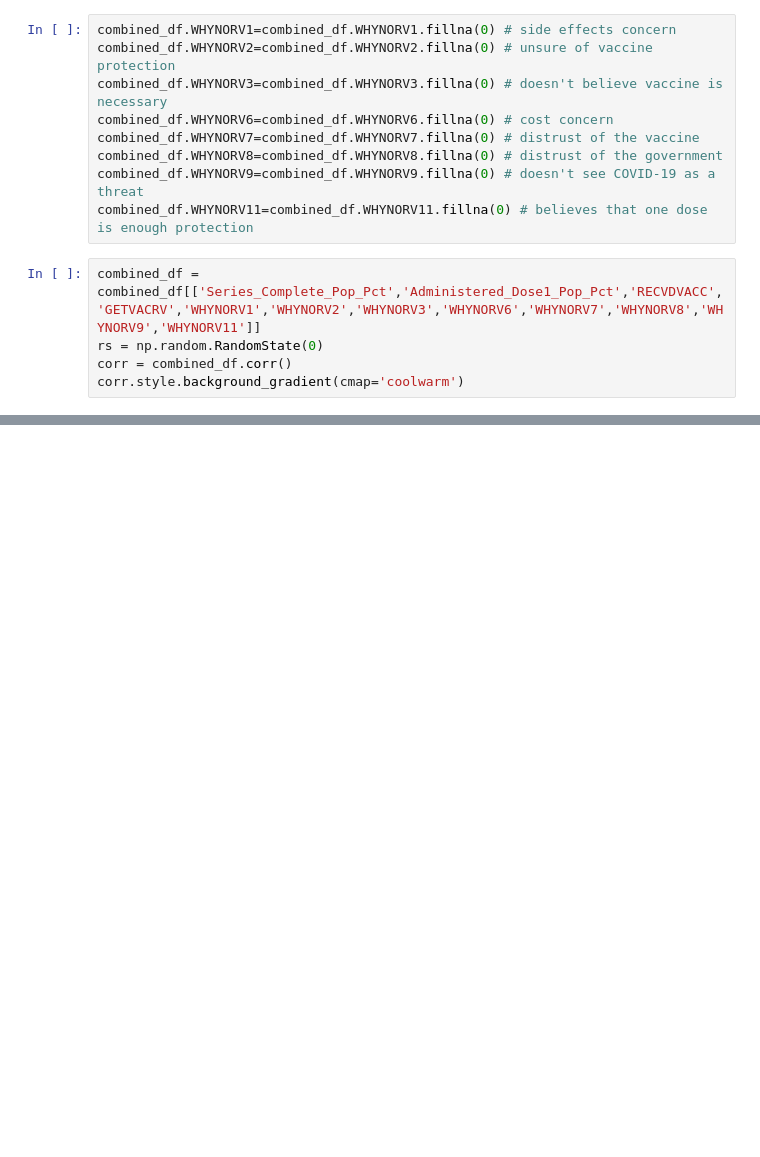
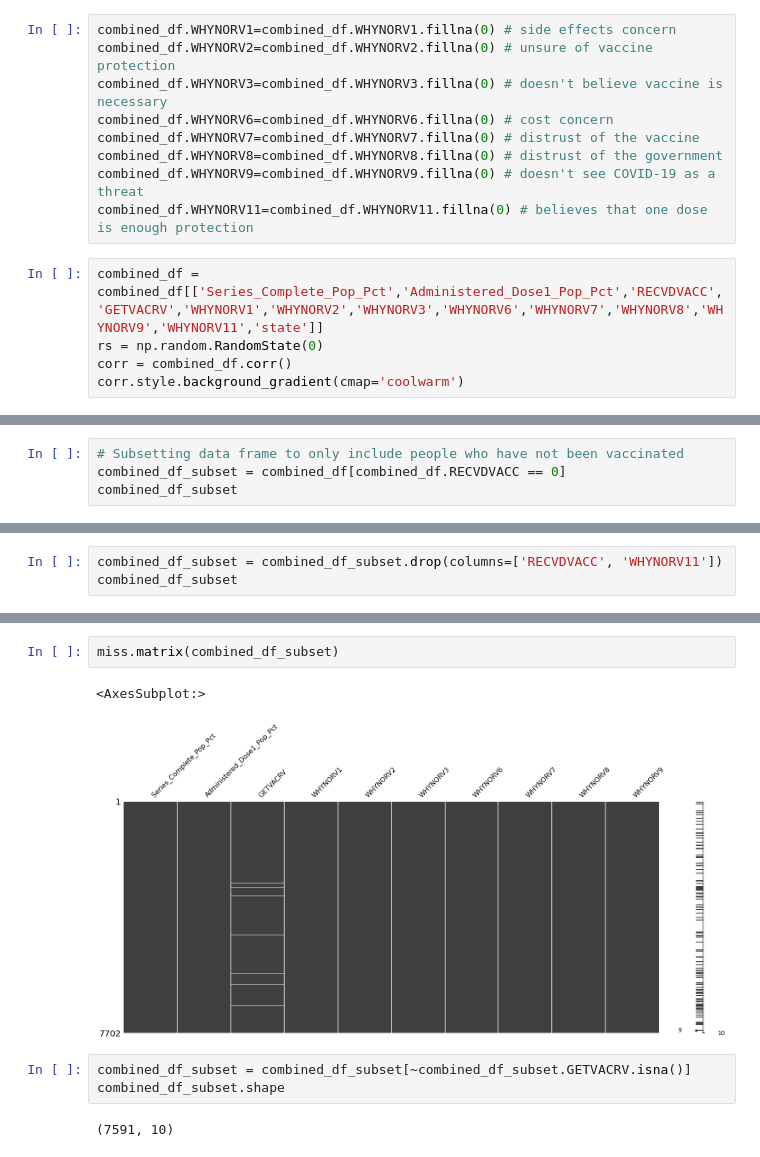
Before and after one commit to abby-wolfe/vaccine_hesitancy_ppol564_final_project, a Jupyter notebook: Vaccine_hesitancy.ipynb, the cells around one changed output, grey strips where cells are left out. Cells and saved outputs as stored; diff of their text form; blank space fills up the shorter version.

Commit message:
Subsetted data to better fit research question

```diff
--- a/Vaccine_hesitancy.ipynb
+++ b/Vaccine_hesitancy.ipynb
@@ -205,7 +233,7 @@ combined_df.WHYNORV8=combined_df.WHYNORV8.fillna(0) # distrust of the government
 combined_df.WHYNORV9=combined_df.WHYNORV9.fillna(0) # doesn't see COVID-19 as a threat
 combined_df.WHYNORV11=combined_df.WHYNORV11.fillna(0) # believes that one dose is enough protection
 # %%
-combined_df = combined_df[['Series_Complete_Pop_Pct','Administered_Dose1_Pop_Pct','RECVDVACC','GETVACRV','WHYNORV1','WHYNORV2','WHYNORV3','WHYNORV6','WHYNORV7','WHYNORV8','WHYNORV9','WHYNORV11']]
+combined_df = combined_df[['Series_Complete_Pop_Pct','Administered_Dose1_Pop_Pct','RECVDVACC','GETVACRV','WHYNORV1','WHYNORV2','WHYNORV3','WHYNORV6','WHYNORV7','WHYNORV8','WHYNORV9','WHYNORV11','state']]
 rs = np.random.RandomState(0)
 corr = combined_df.corr()
 corr.style.background_gradient(cmap='coolwarm')
@@ -223,3 +251,7 @@ corr.style.background_gradient(cmap='coolwarm')
 | WHYNORV8 | -0.061017 | -0.065251 | -0.513511 | 0.320808 | 0.520400 | 0.398440 | 0.477476 | ... |
 | WHYNORV9 | -0.043485 | -0.047542 | -0.389400 | 0.275616 | 0.418081 | 0.325541 | 0.617300 | ... |
 | WHYNORV11 | 0.004612 | 0.004903 | 0.006727 | nan | 0.034331 | 0.019545 | 0.027811 | ... |
+# %%
+# Subsetting data frame to only include people who have not been vaccinated
+combined_df_subset = combined_df[combined_df.RECVDVACC == 0]
+combined_df_subset
@@ -225,0 +272,3 @@ corr.style.background_gradient(cmap='coolwarm')
+# %%
+combined_df_subset = combined_df_subset.drop(columns=['RECVDVACC', 'WHYNORV11'])
+combined_df_subset
@@ -225,0 +304,10 @@ corr.style.background_gradient(cmap='coolwarm')
+# %%
+miss.matrix(combined_df_subset)
+# %% [output]
+<AxesSubplot:>
+[figure, added]
+# %%
+combined_df_subset = combined_df_subset[~combined_df_subset.GETVACRV.isna()]
+combined_df_subset.shape
+# %% [output]
+(7591, 10)
```
Also changed, not shown: parts of 10 cells of this notebook.
